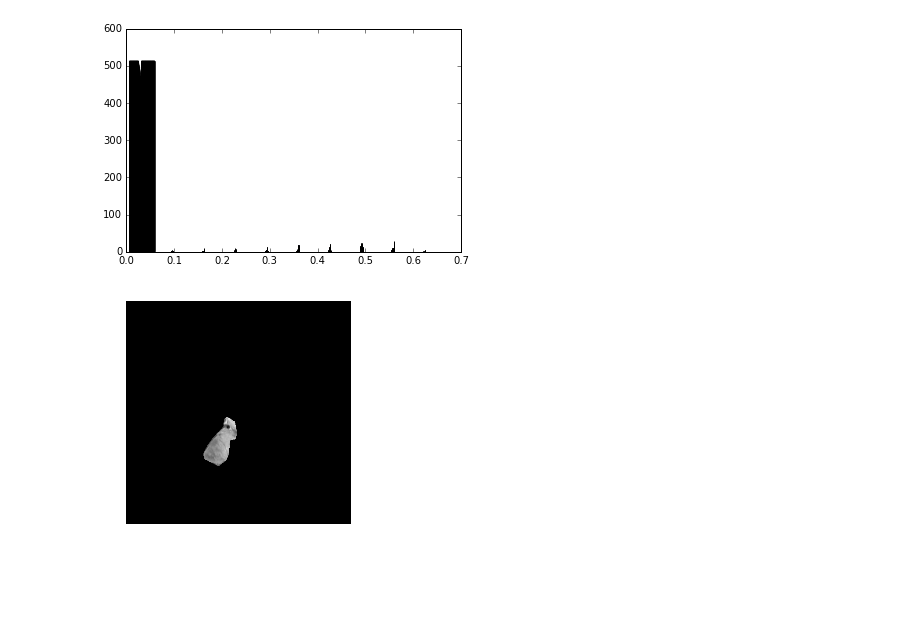
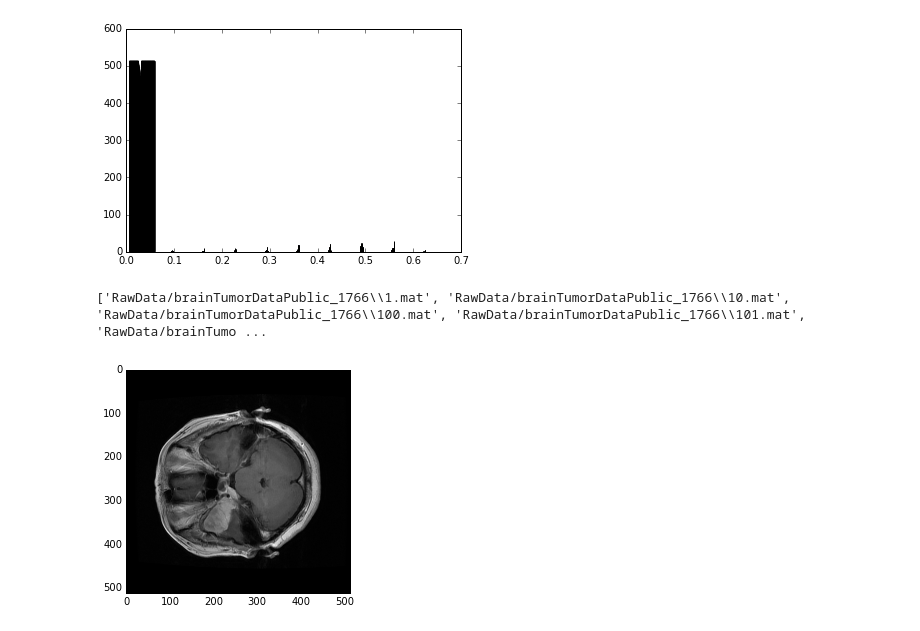
Before and after one commit to changspencer/Tumor-CapsNet, a Jupyter notebook: PrepareTumorData.ipynb, the cells around one changed output. Drawn from its saved outputs; the diff is of its cells as text; code cells hidden in the pictures; blank space fills up the shorter version.

Commit message:
Added more to the jupyter notebook for data prep

```diff
--- a/PrepareTumorData.ipynb
+++ b/PrepareTumorData.ipynb
@@ -31,7 +32,7 @@ Label: [ 1.]
 [figure]
 # %%
 # Take a look at what's inside the cvind.mat file
-with h5py.File('cvind.mat', 'r') as f:
+with h5py.File('RawData/cvind.mat', 'r') as f:
     print(list(f.keys()))
     # cvind.mat describes what kind of shot was taken for the dataset
     cvind = f['cvind']
@@ -45,7 +46,7 @@ float64
 [ 5.  5.  5.  5.  5.  3.  3.  3.  4.  4.]
 # %%
 # Test the mask on top of the brain tumor itself and display the segmented tumor
-with h5py.File('brainTumorDataPublic_1766/6.mat', 'r') as f:
+with h5py.File('RawData/brainTumorDataPublic_1766/6.mat', 'r') as f:
     # Get an idea of what's inside the h5py FileObject
     label = np.array(f['cjdata/label'])
     dset = f['cjdata/image']
@@ -65,7 +66,7 @@ with h5py.File('brainTumorDataPublic_1766/6.mat', 'r') as f:
 [figure]
 # %%
 # Save masked image to png file and label to a text file
-with h5py.File('brainTumorDataPublic_1766/1.mat', 'r') as f:
+with h5py.File('RawData/brainTumorDataPublic_1766/1.mat', 'r') as f:
     file = open('train_labels.txt', 'w')
     img = f['cjdata/image']
     mask = f['cjdata/tumorMask']
@@ -77,8 +78,17 @@ with h5py.File('brainTumorDataPublic_1766/1.mat', 'r') as f:
     seg_img = np.multiply(img, mask)
     file.write(str(int(label[0])) + '\n')
     file.close()
-    plt.axis('off')
-    plt.imshow(seg_img, cmap='gray')
-    plt.savefig('1.png', transparent=True, frameon=True, bbox_inches='tight')
+    plt.imsave('1.png', seg_img, cmap='gray')
+#     plt.imshow(seg_img, cmap='gray')
+#     plt.savefig('1.png', transparent=True, frameon=True, bbox_inches='tight')
-# %% [output]
-[figure, removed]
+# %%
+# Attempt to read all the filenames in the directory
+list_files = glob.glob('RawData/brainTumorDataPublic_1766/*.mat')
+# %%
+print(list_files[:5])
+with h5py.File(list_files[0]) as f:
+    dset = f['cjdata/image']
+    plt.imshow(dset, cmap='gray')
+# %% [output]
+['RawData/brainTumorDataPublic_1766\\1.mat', 'RawData/brainTumorDataPublic_1766\\10.mat', 'RawData/brainTumorDataPublic_1766\\100.mat', 'RawData/brainTumorDataPublic_1766\\101.mat', 'RawData/brainTumo ...
+[figure, added]
```
Also changed, not shown: parts of 2 cells of this notebook.
